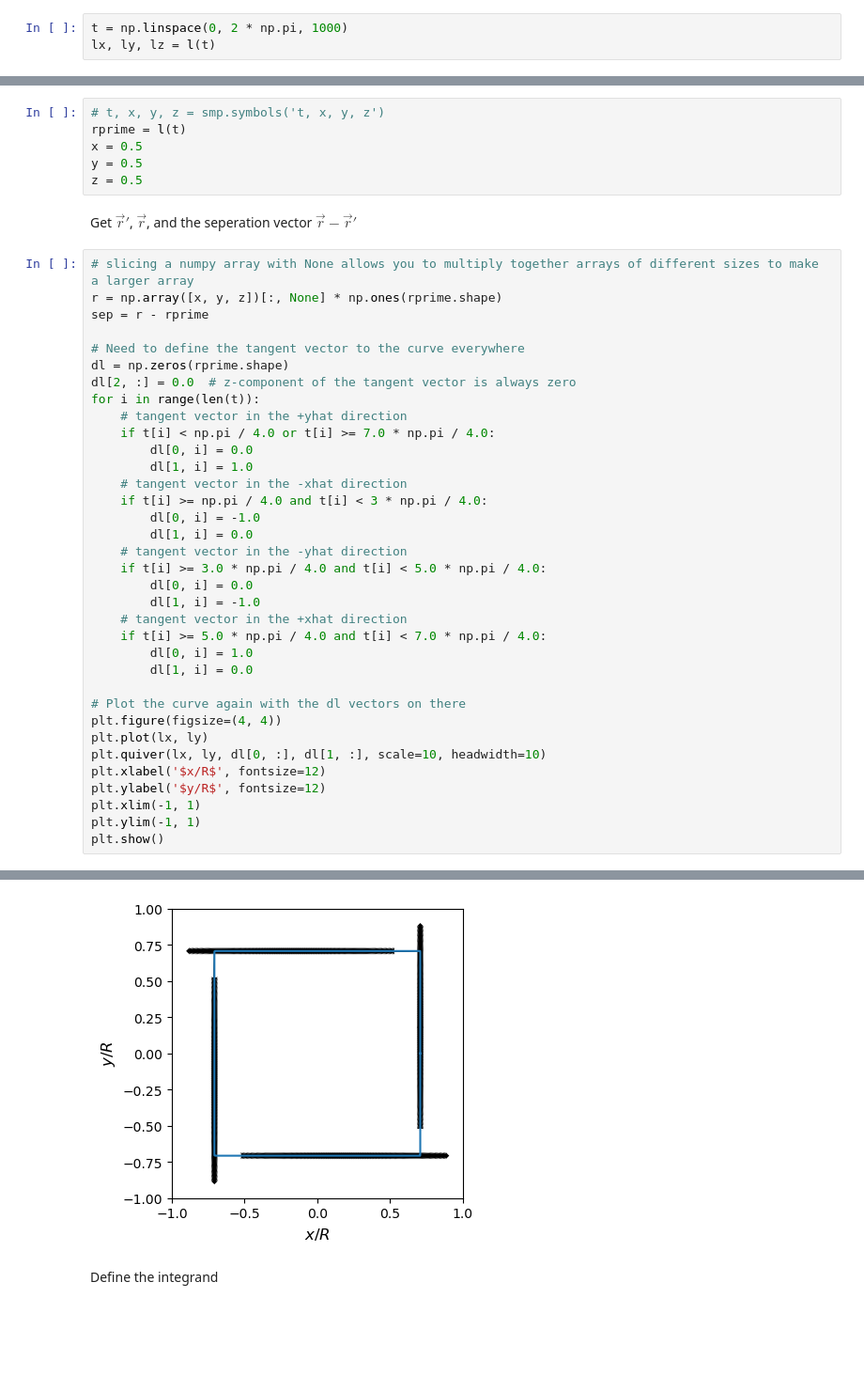
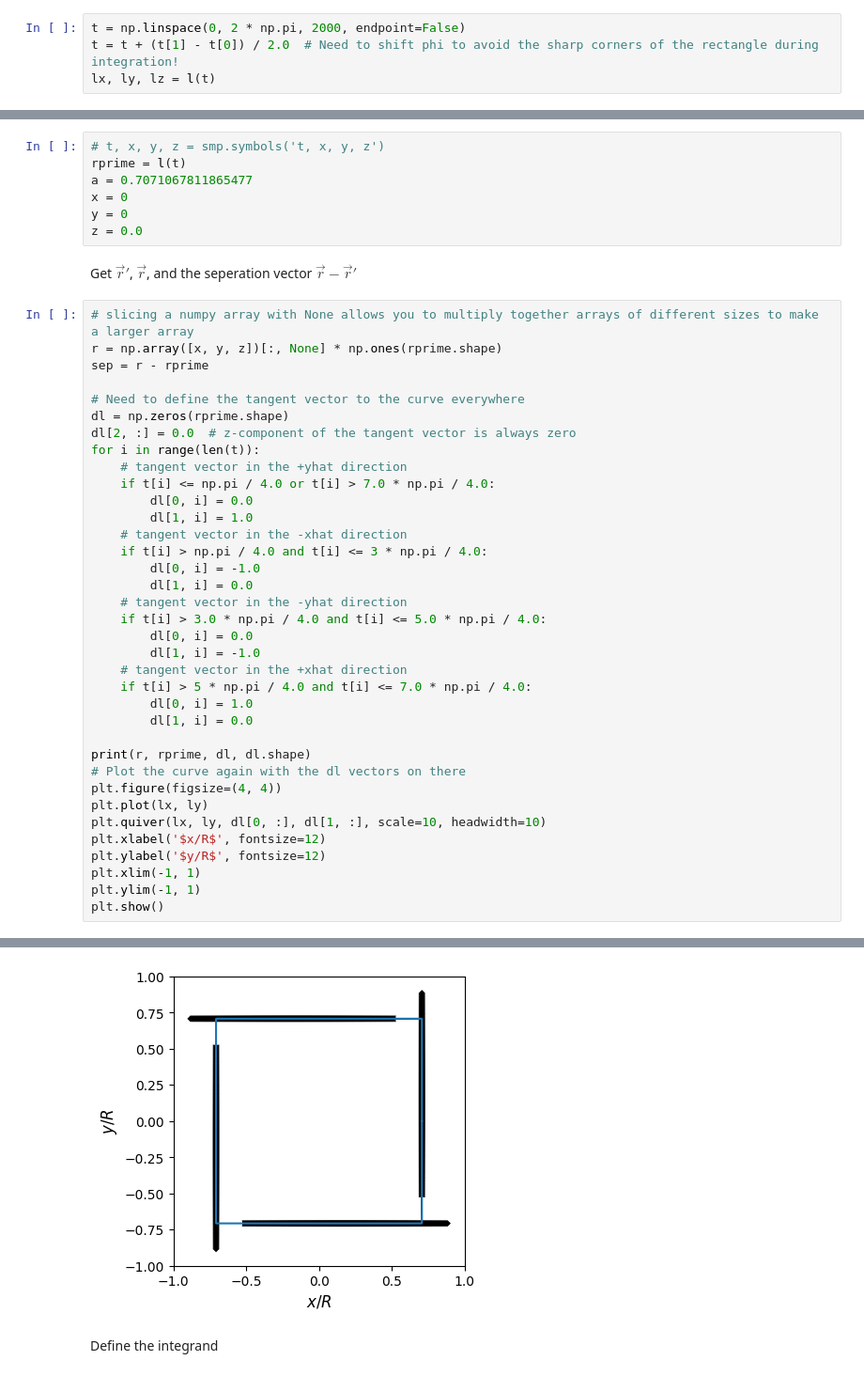
Before and after one commit to jtoolsidas/Calculation-and-Modeling-of-the-Magnetic-Field-from-a-Thin-Rectangular-Coil, a Jupyter notebook: square_analytic_calc.ipynb, the cells around one changed output, grey strips where cells are left out. Shown at 94% size. Saved outputs shown, nothing was run; the diff lists cells and outputs as text; blank space fills up the shorter version.

```diff
--- a/square_analytic_calc.ipynb
+++ b/square_analytic_calc.ipynb
@@ -39,7 +39,8 @@ def floor(x):
 def l(phi):
     return (((np.cos(np.pi/4))/(np.cos(phi- (np.pi/2) * floor((4*phi + np.pi)/(2*np.pi))))) * np.array([np.cos(phi), np.sin(phi), np.zeros(len(phi))]))
 # %%
-t = np.linspace(0, 2 * np.pi, 1000)
+t = np.linspace(0, 2 * np.pi, 2000, endpoint=False)
+t = t + (t[1] - t[0]) / 2.0  # Need to shift phi to avoid the sharp corners of the rectangle during integration!
 lx, ly, lz = l(t)
 # %%
 plt.figure(figsize=(4, 4))
@@ -52,9 +58,10 @@ plt.show()
 # %%
 # t, x, y, z = smp.symbols('t, x, y, z')
 rprime = l(t)
-x = 0.5
-y = 0.5
-z = 0.5
+a = 0.7071067811865477
+x = 0
+y = 0
+z = 0.0
 # %% [markdown]
 Get $\vec{r}'$, $\vec{r}$, and the seperation vector $\vec{r} - \vec{r}'$
 # %%
@@ -67,22 +74,23 @@ dl = np.zeros(rprime.shape)
 dl[2, :] = 0.0  # z-component of the tangent vector is always zero
 for i in range(len(t)):
     # tangent vector in the +yhat direction
-    if t[i] < np.pi / 4.0 or t[i] >= 7.0 * np.pi / 4.0:
+    if t[i] <= np.pi / 4.0 or t[i] > 7.0 * np.pi / 4.0:
         dl[0, i] = 0.0
         dl[1, i] = 1.0
     # tangent vector in the -xhat direction
-    if t[i] >= np.pi / 4.0 and t[i] < 3 * np.pi / 4.0:
+    if t[i] > np.pi / 4.0 and t[i] <= 3 * np.pi / 4.0:
         dl[0, i] = -1.0
         dl[1, i] = 0.0
     # tangent vector in the -yhat direction
-    if t[i] >= 3.0 * np.pi / 4.0 and t[i] < 5.0 * np.pi / 4.0:
+    if t[i] > 3.0 * np.pi / 4.0 and t[i] <= 5.0 * np.pi / 4.0:
         dl[0, i] = 0.0
         dl[1, i] = -1.0
     # tangent vector in the +xhat direction
-    if t[i] >= 5.0 * np.pi / 4.0 and t[i] < 7.0 * np.pi / 4.0:
+    if t[i] > 5 * np.pi / 4.0 and t[i] <= 7.0 * np.pi / 4.0:
         dl[0, i] = 1.0
         dl[1, i] = 0.0
 
+print(r, rprime, dl, dl.shape)
 # Plot the curve again with the dl vectors on there
 plt.figure(figsize=(4, 4))
 plt.plot(lx, ly)
@@ -96,4 +114,4 @@ plt.show()
-[figure, old version]
+[figure, new version]
 # %% [markdown]
 Define the integrand
 # %%
```
Also changed, not shown: parts of 6 cells of this notebook.
